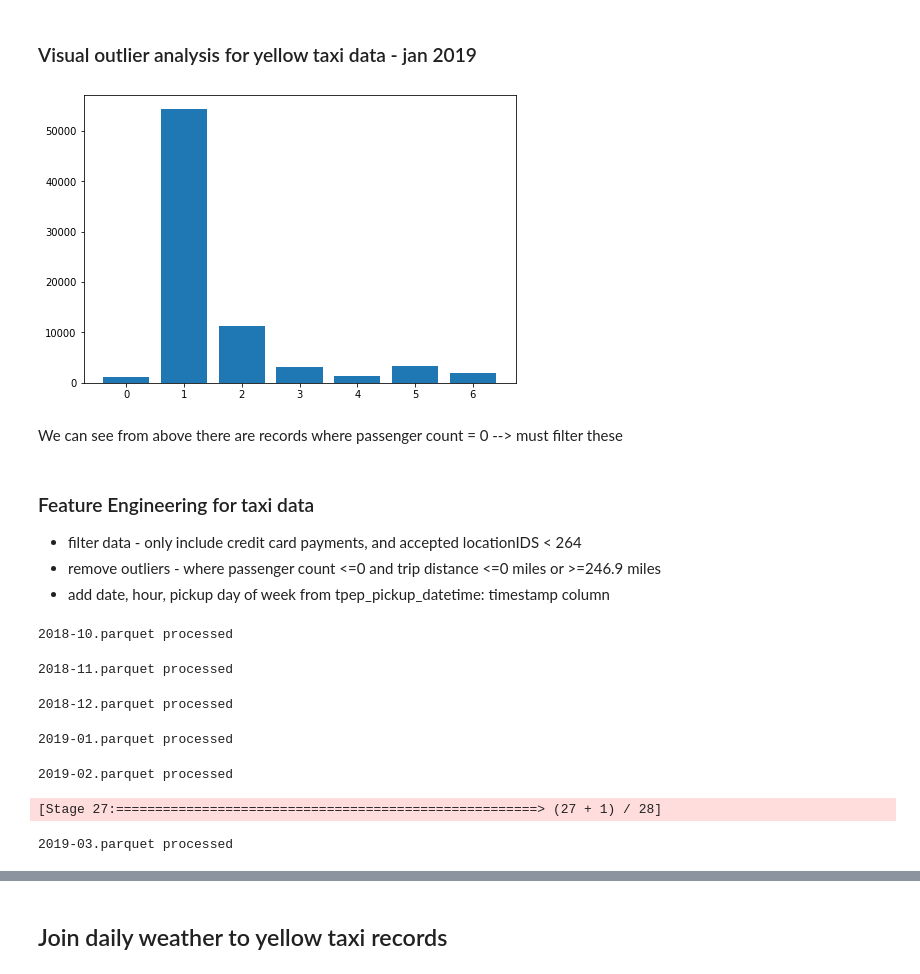
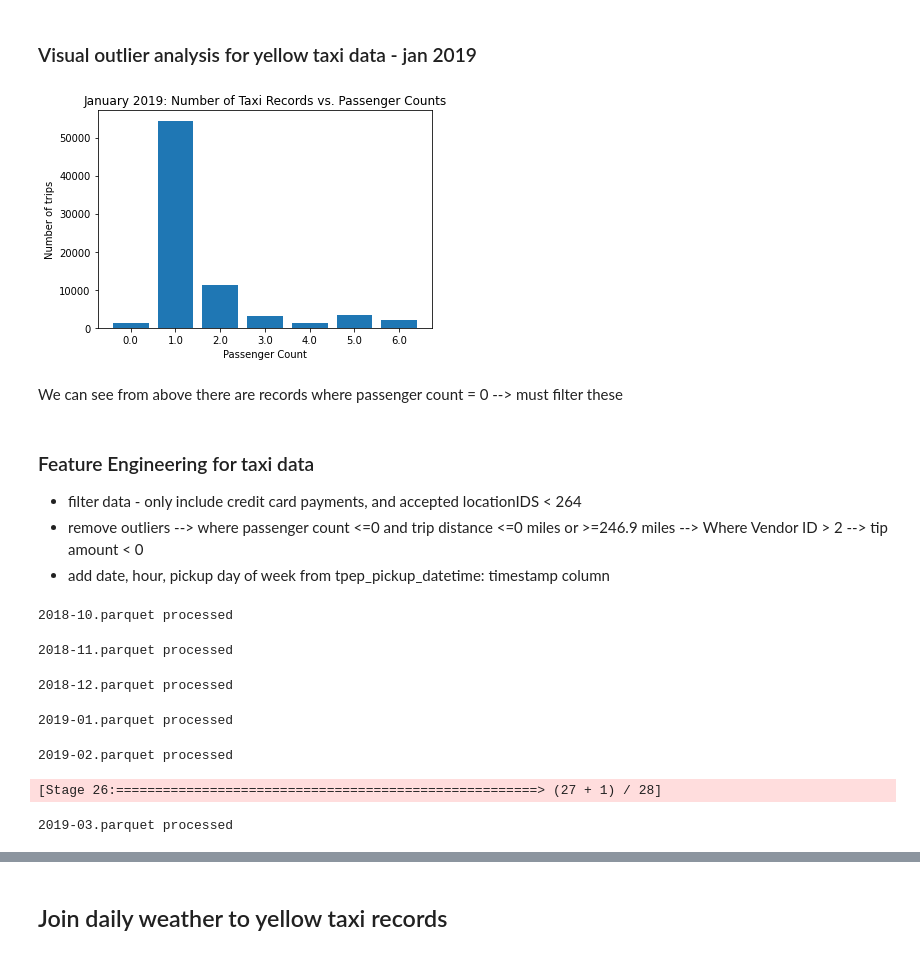
Before and after one commit to MAST30034-Applied-Data-Science/mast30034-project-1-KaurArshnoor, a Jupyter notebook: notebooks/preprocessing.ipynb, the cells around one changed output, grey strips where cells are left out. Drawn from its saved outputs; the diff is of its cells as text; code cells hidden in the pictures.

```diff
--- a/notebooks/preprocessing.ipynb
+++ b/notebooks/preprocessing.ipynb
@@ -170,22 +152,28 @@ jan_df = taxi_jan_2019_sample.toPandas()
 # %%
 jan_df['count']=1 # to allow for counting the number of records with different passenger counts
 jan_df_grouped = jan_df.groupby(by=["passenger_count"], as_index=False).sum()
 
 # bar plot of passenger counts in jan 2019
 passenger_counts = jan_df_grouped['passenger_count'].tolist()
-counts = jan_df_grouped['count'].tolist()
+records = jan_df_grouped['count'].tolist()
 
-fig = plt.figure()
-ax = fig.add_axes([0,0,1,1])
-ax.bar(passenger_counts,counts)
+x_pos = np.arange(len(passenger_counts))
+plt.bar(passenger_counts,records)
+plt.title('January 2019: Number of Taxi Records vs. Passenger Counts')
+plt.xlabel('Passenger Count')
+plt.ylabel('Number of trips')
+plt.xticks(x_pos, passenger_counts)
 plt.savefig('../plots/taxi_outliers.png')
 plt.show()
 # %% [output]
-[figure, old version]
+[figure, new version]
 # %% [markdown]
 We can see from above there are records where passenger count = 0 --> must filter these
 # %% [markdown]
 ### Feature Engineering for taxi data
 - filter data - only include credit card payments, and accepted locationIDS < 264
-- remove outliers - where passenger count <=0 and trip distance <=0 miles or >=246.9 miles
+- remove outliers
+--> where passenger count <=0 and trip distance <=0 miles or >=246.9 miles
+--> Where Vendor ID > 2
+--> tip amount < 0
 - add date, hour, pickup day of week from tpep_pickup_datetime: timestamp column
@@ -209,11 +210,13 @@ for file in files:
     # filter and remove outliers
     processed_month_data = taxi_month.select(*required_cols).where(
         (F.col('passenger_count') > 0)
+        & (F.col('VendorID') <= 2)
         & (F.col('trip_distance') > 0)
         & (F.col('trip_distance') < 246.9)
         & (F.col('PULocationID') < 264)
         & (F.col('DOLocationID') < 264)
         & (F.col('payment_type') == 1)
+        & (F.col('tip_amount') >= 0)
     )
     # add pickup_date column from tpep_datetime column
     processed_month_data1 = processed_month_data.withColumn("pickup_date", to_date(col('tpep_pickup_datetime')))
@@ -225,7 +228,7 @@ for file in files:
     processed_month_data3 = processed_month_data2.withColumn("pickup_day", date_format('tpep_pickup_datetime', 'EEEE'))
 
     # save file
-    processed_month_data3.write.mode('overwrite').parquet(f'../data/curated/{file}')
+    processed_month_data3.write.mode('overwrite').parquet(f'../data/curated/taxi_data/{file}')
     print(f'{file} processed')
 # %% [output]
 2018-10.parquet processed
@@ -233,5 +236,5 @@ for file in files:
 2018-12.parquet processed
 2019-01.parquet processed
 2019-02.parquet processed
-[Stage 27:======================================================> (27 + 1) / 28]
+[Stage 26:======================================================> (27 + 1) / 28]
 2019-03.parquet processed
```
Also changed, not shown: parts of 11 cells of this notebook, 8 other files.
